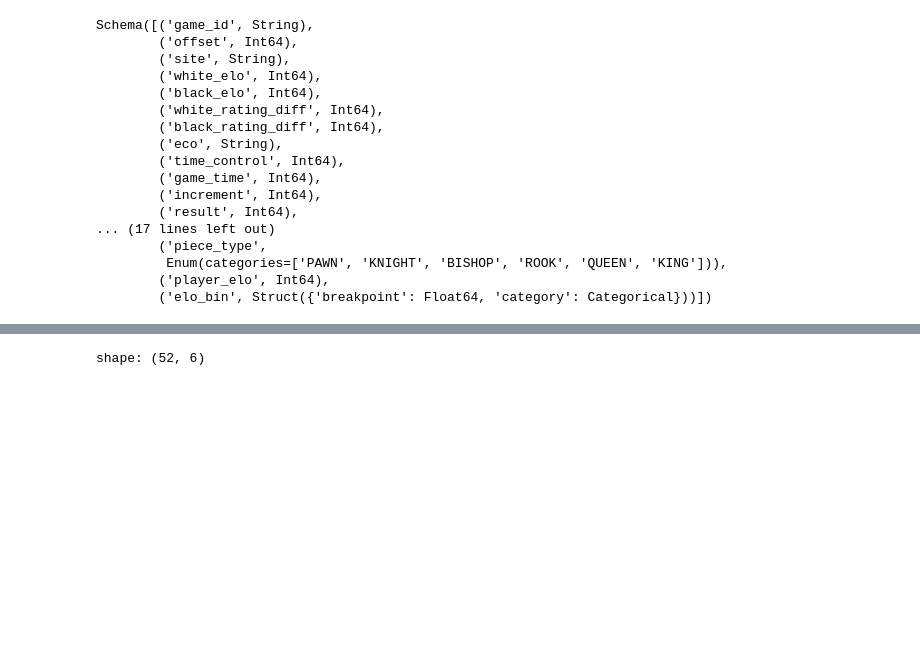
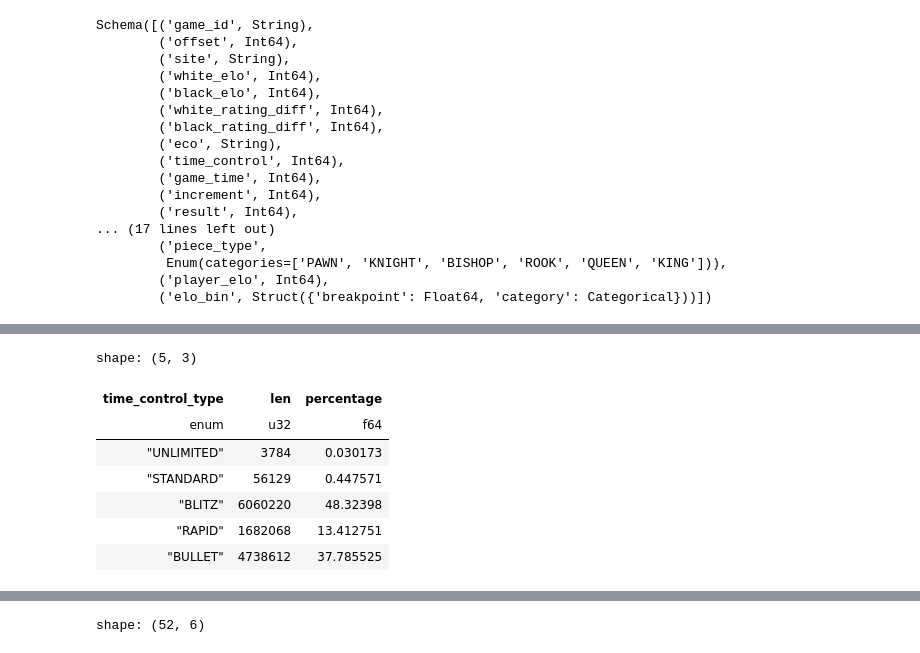
Before and after one commit to vandyG/blunder-analysis, a Jupyter notebook: notebooks/2.0-vg-read-parquet.ipynb, the cells around one changed output, grey strips where cells are left out. Cells and saved outputs as stored; diff of their text form; code cells hidden in the pictures; blank space fills up the shorter version.

```diff
--- a/notebooks/2.0-vg-read-parquet.ipynb
+++ b/notebooks/2.0-vg-read-parquet.ipynb
@@ -155,0 +163,13 @@ Schema([('game_id', String),
+# %%
+games_enriched.group_by("time_control_type").len().with_columns(
+    (pl.col("len")*100/pl.sum("len")).alias("percentage"),
+).collect()
+# %% [output]
+shape: (5, 3)
+| time_control_type | len | percentage |
+| enum | u32 | f64 |
+| "UNLIMITED" | 3784 | 0.030173 |
+| "STANDARD" | 56129 | 0.447571 |
+| "BLITZ" | 6060220 | 48.32398 |
+| "RAPID" | 1682068 | 13.412751 |
+| "BULLET" | 4738612 | 37.785525 |
```
Also changed, not shown: parts of 5 cells of this notebook, 2 other files.
